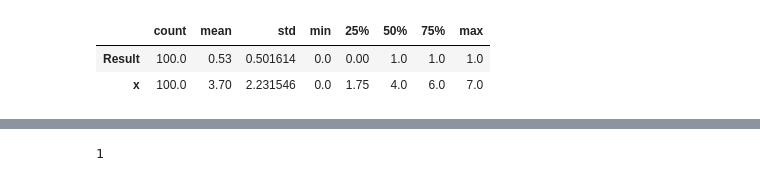
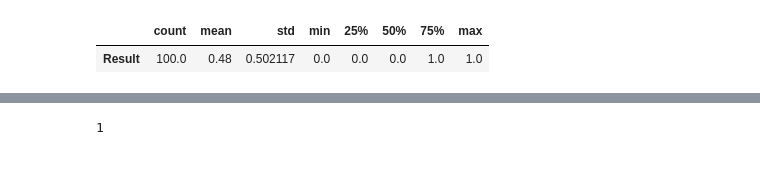
Before and after one commit to psychoanalyze/psychoanalyze, a Jupyter notebook: docs/notebook.ipynb, the cells around one changed output, grey strips where cells are left out. Drawn from its saved outputs; the diff is of its cells as text; code cells hidden in the pictures.

```diff
--- a/docs/notebook.ipynb
+++ b/docs/notebook.ipynb
@@ -5,10 +9,9 @@
 # %%
 import psychoanalyze as pa
 
-trials = pa.fake(100,set(range(8)))
+trials = pa.trial.generate(100,list(range(-4,5)))
 trials.describe().T
 # %% [output]
 |  | count | mean | std | min | 25% | 50% | 75% | max |
-| Result | 100.0 | 0.53 | 0.501614 | 0.0 | 0.00 | 1.0 | 1.0 | 1.0 |
-| x | 100.0 | 3.70 | 2.231546 | 0.0 | 1.75 | 4.0 | 6.0 | 7.0 |
+| Result | 100.0 | 0.48 | 0.502117 | 0.0 | 0.0 | 0.0 | 1.0 | 1.0 |
 # %%
```
Also changed, not shown: parts of 3 cells of this notebook, 1 other file.
